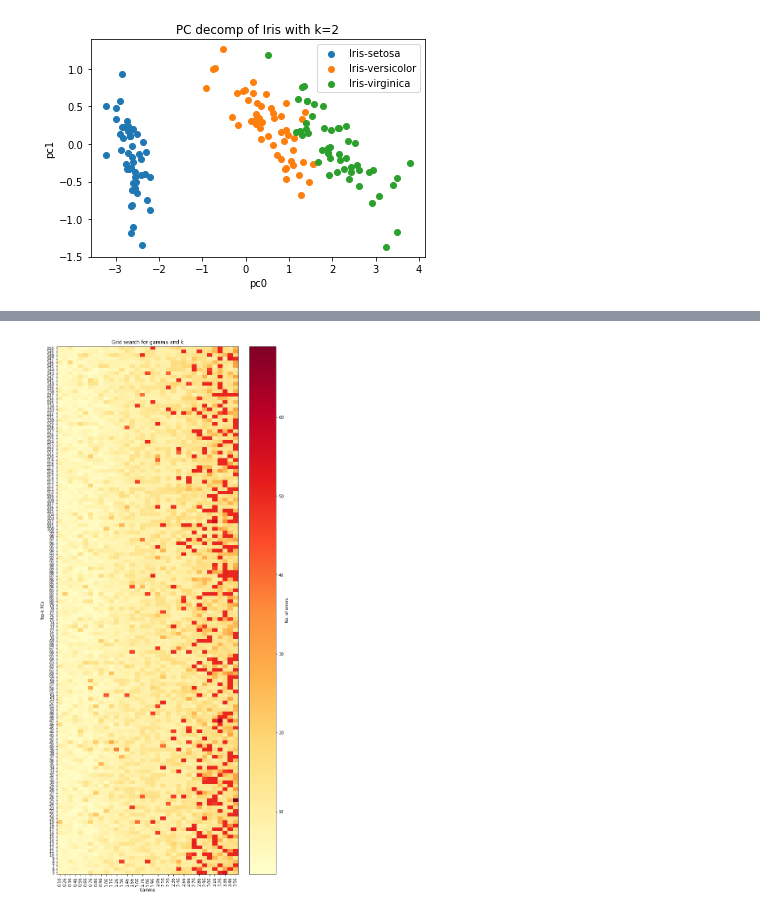
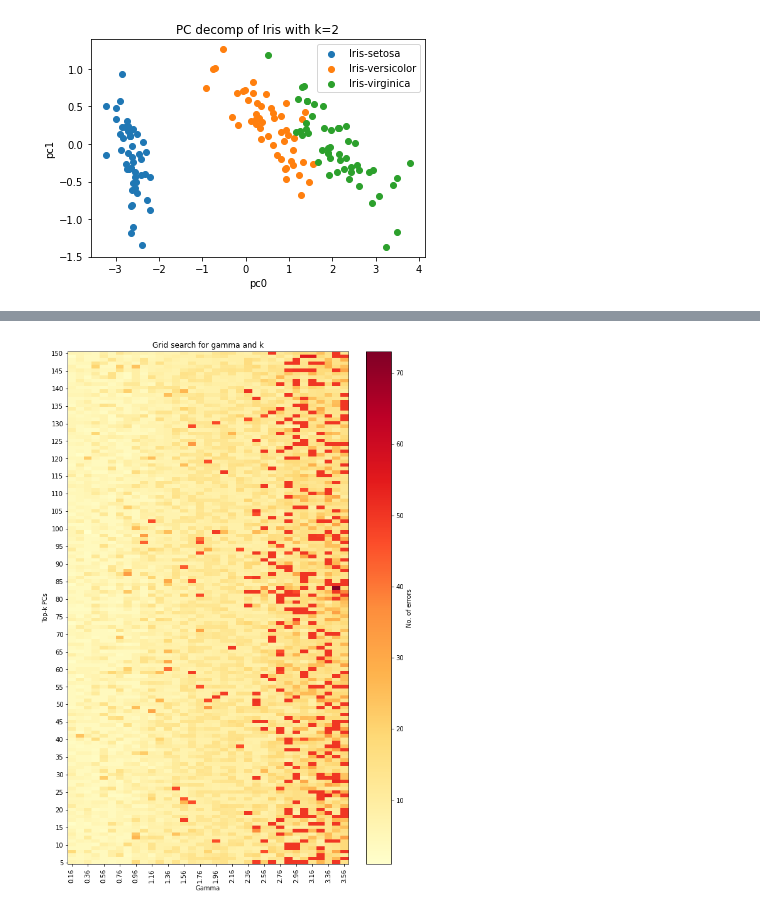
Before and after one commit to JDJFisher/iris-classification, a Jupyter notebook: cswk.ipynb, the cells around one changed output, grey strips where cells are left out. Cells and saved outputs as stored; diff of their text form; code cells hidden in the pictures.

```diff
--- a/cswk.ipynb
+++ b/cswk.ipynb
@@ -210,15 +210,15 @@ k:  42  gam:  0.3591127927251086  acc:  0.9666666666666667
 # %%
 # Plot the grid search
-fig, ax = plt.subplots(figsize=(10, 24))
+fig, ax = plt.subplots(figsize=(10, 15))
 im = ax.imshow(model_errors, aspect='auto', interpolation='nearest', cmap='YlOrRd')
 cb = fig.colorbar(im, ax=ax)
 cb.set_label('No. of errors')
-plt.xticks(np.arange(len(gam_range)), np.round(gam_range, 2), rotation=90)
-plt.yticks(np.arange(len(k_range)), k_range)
+plt.xticks(np.arange(0, len(gam_range), 2), np.round(gam_range[::2], 2), rotation=90)
+plt.yticks(np.arange(0, len(k_range), 5), k_range[::5])
 plt.gca().invert_yaxis()
 plt.title('Grid search for gamma and k')
 plt.xlabel('Gamma')
 plt.ylabel('Top-k PCs')
 plt.show()
 # %% [output]
-[figure, old version]
+[figure, new version]
```
Also changed, not shown: parts of 4 cells of this notebook.
